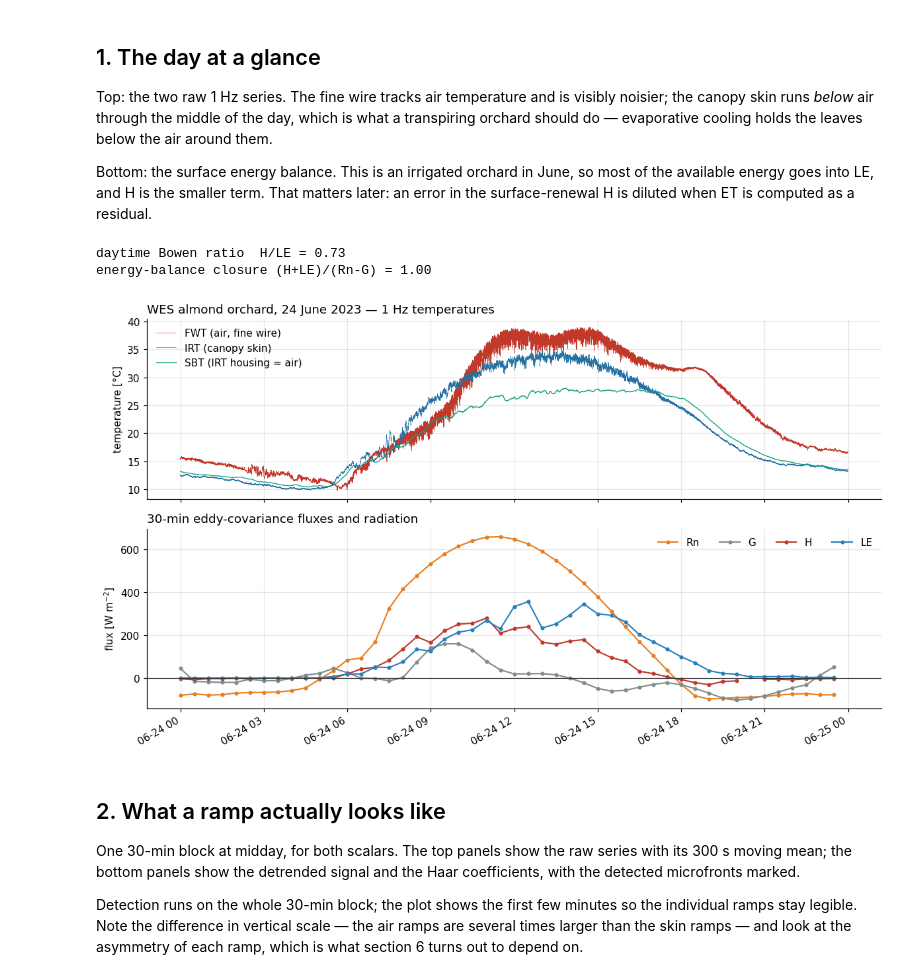
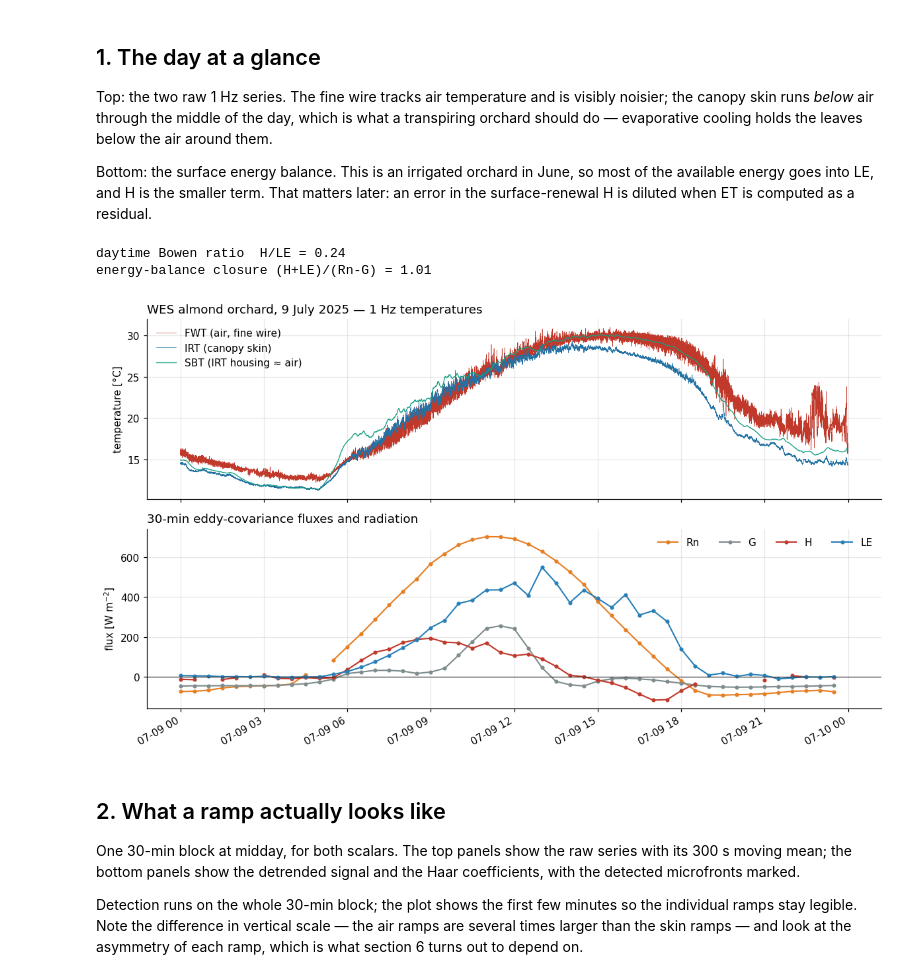
Before and after one commit to nbambach-blip/srflux, a Jupyter notebook: examples/wes_one_day.ipynb, the cells around one changed output. Drawn from its saved outputs; the diff is of its cells as text; code cells hidden in the pictures.

```diff
--- a/examples/wes_one_day.ipynb
+++ b/examples/wes_one_day.ipynb
@@ -57,8 +61,8 @@ BLOCK_S = 1800.0    # 30-min averaging period
 Z_AIR = 7.5         # m, sonic/fine-wire measurement height
 Z_CANOPY = 3.5      # m, canopy height -- the right length scale for a SKIN temperature
 
-hi = pd.read_csv("data/wes_2023-06-24_1hz.csv.gz", parse_dates=["TIMESTAMP"])
-fx = pd.read_csv("data/wes_2023-06-24_flux30.csv", parse_dates=["TIMESTAMP"])
+hi = pd.read_csv("data/wes_2025-07-09_1hz.csv.gz", parse_dates=["TIMESTAMP"])
+fx = pd.read_csv("data/wes_2025-07-09_flux30.csv", parse_dates=["TIMESTAMP"])
 hi = hi.set_index("TIMESTAMP")
 fx = fx.set_index("TIMESTAMP")
 
@@ -94,31 +98,31 @@ the surface-renewal H is diluted when ET is computed as a residual.
 # %%
 fig, (ax1, ax2) = plt.subplots(2, 1, figsize=(11, 6.4), sharex=True,
                                gridspec_kw=dict(height_ratios=[1, 1]))
 
 ax1.plot(hi.index, hi.FWT, lw=0.4, color="#c0392b", label="FWT (air, fine wire)")
 ax1.plot(hi.index, hi.IRT, lw=0.4, color="#2471a3", label="IRT (canopy skin)")
 ax1.plot(hi.index, hi.SBT, lw=0.9, color="#16a085", label="SBT (IRT housing ≈ air)")
 ax1.set_ylabel("temperature [°C]")
 ax1.legend(loc="upper left", frameon=False)
-ax1.set_title("WES almond orchard, 24 June 2023 — 1 Hz temperatures", loc="left")
+ax1.set_title("WES almond orchard, 9 July 2025 — 1 Hz temperatures", loc="left")
 
 for col, clr, lab in [("NETRAD", "#e67e22", "Rn"), ("G", "#7f8c8d", "G"),
                       ("H", "#c0392b", "H"), ("LE", "#2980b9", "LE")]:
     ax2.plot(fx.index, fx[col], "-o", ms=3, lw=1.4, color=clr, label=lab)
 ax2.axhline(0, color="#333", lw=0.8)
 ax2.set_ylabel("flux [W m$^{-2}$]")
 ax2.legend(ncol=4, frameon=False)
 ax2.set_title("30-min eddy-covariance fluxes and radiation", loc="left")
 fig.autofmt_xdate()
 plt.tight_layout()
 
 closure = (fx.H + fx.LE).sum() / (fx.NETRAD - fx.G).sum()
 print(f"daytime Bowen ratio  H/LE = {fx.H[fx.NETRAD > 50].sum() / fx.LE[fx.NETRAD > 50].sum():.2f}")
 print(f"energy-balance closure (H+LE)/(Rn-G) = {closure:.2f}")
 # %% [output]
-daytime Bowen ratio  H/LE = 0.73
-energy-balance closure (H+LE)/(Rn-G) = 1.00
+daytime Bowen ratio  H/LE = 0.24
+energy-balance closure (H+LE)/(Rn-G) = 1.01
-[figure, old version]
+[figure, new version]
 # %% [markdown]
 ## 2. What a ramp actually looks like
 
```
Also changed, not shown: parts of 23 cells of this notebook, 7 other files.
